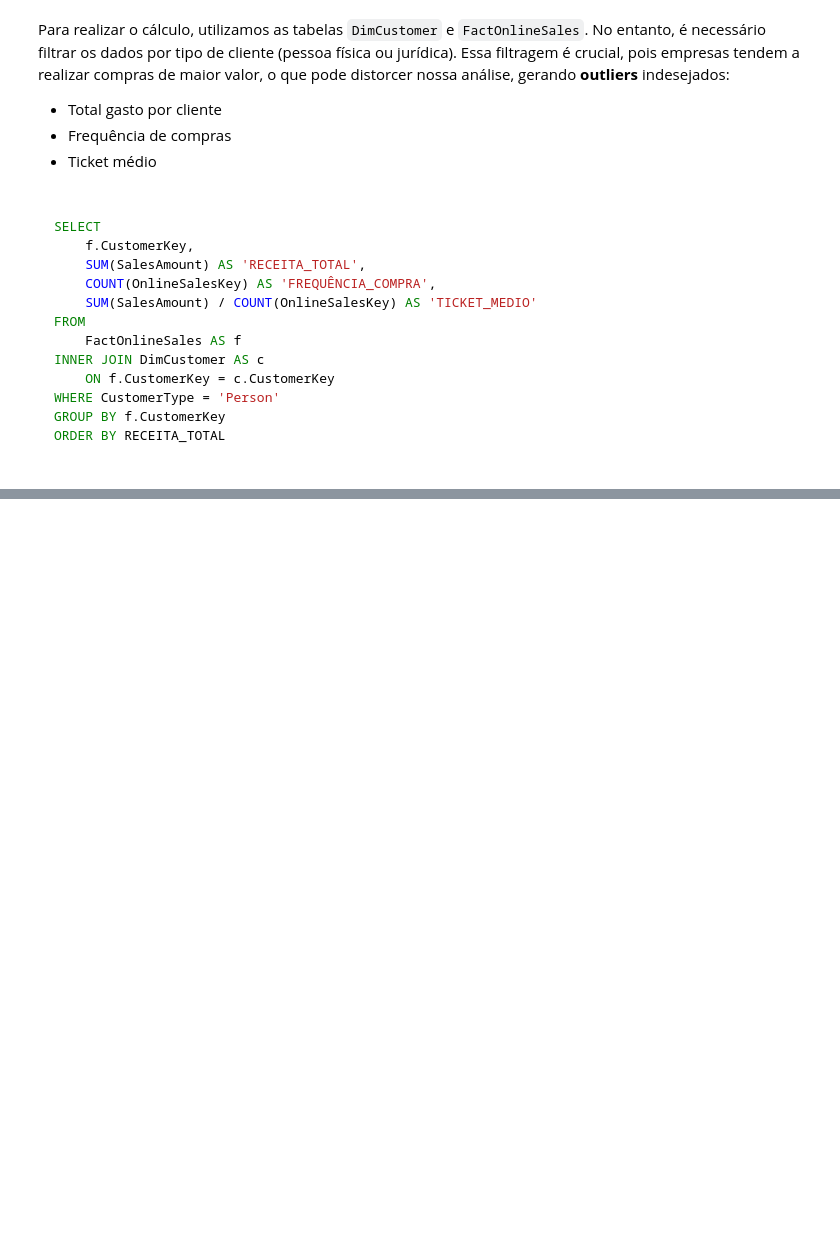
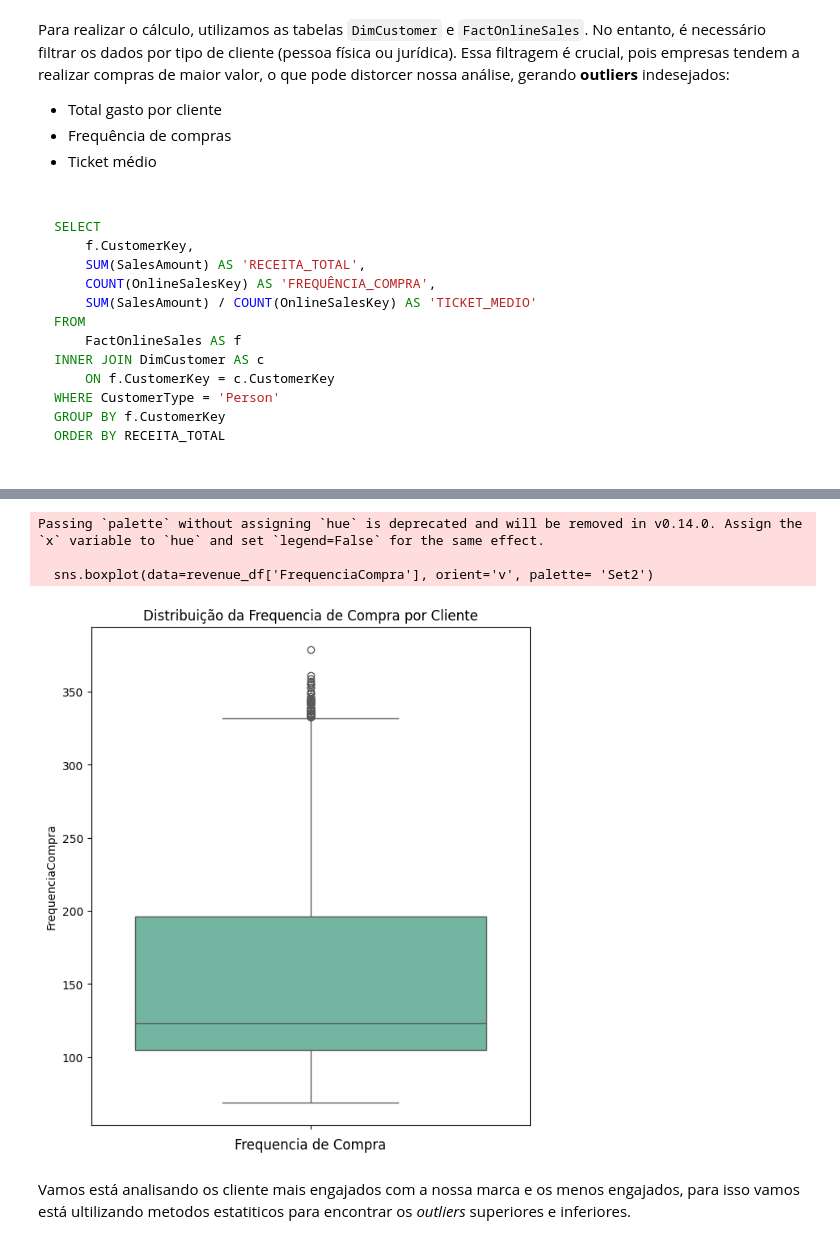
Before and after one commit to thiagonoobre/Customer-Insights-Segmentation-KMeans, a Jupyter notebook: Exploração_Análise_de_Dados_de_Vendas.ipynb, the cells around one changed output, grey strips where cells are left out. Saved outputs shown, nothing was run; the diff lists cells and outputs as text; code cells hidden in the pictures; blank space fills up the shorter version.

```diff
--- a/Exploração_Análise_de_Dados_de_Vendas.ipynb
+++ b/Exploração_Análise_de_Dados_de_Vendas.ipynb
@@ -338,0 +493,14 @@ ORDER BY RECEITA_TOTAL
+# %%
+# Criar o Boxplot da Frequencia de Compra
+plt.figure(figsize=(7, 8))
+sns.boxplot(data=revenue_df['FrequenciaCompra'], orient='v', palette= 'Set2')
+plt.title('Distribuição da Frequencia de Compra por Cliente', fontsize=12)
+plt.xlabel('Frequencia de Compra', fontsize=12)
+plt.show()
+# %% [output]
+Passing `palette` without assigning `hue` is deprecated and will be removed in v0.14.0. Assign the `x` variable to `hue` and set `legend=False` for the same effect.
+
+  sns.boxplot(data=revenue_df['FrequenciaCompra'], orient='v', palette= 'Set2')
+[figure, added]
+# %% [markdown]
+Vamos está analisando os cliente mais engajados com a nossa marca e os menos engajados, para isso vamos está ultilizando metodos estatiticos para encontrar os *outliers* superiores e inferiores.
```
Also changed, not shown: parts of 26 cells of this notebook.
